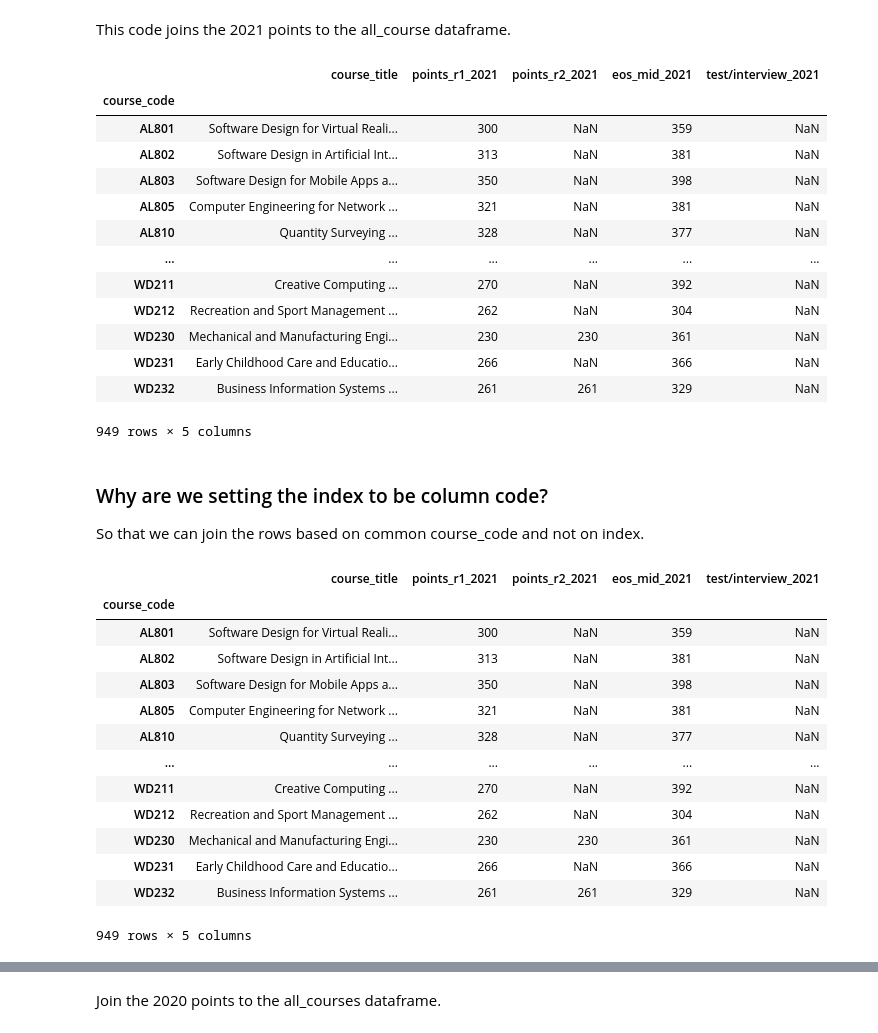
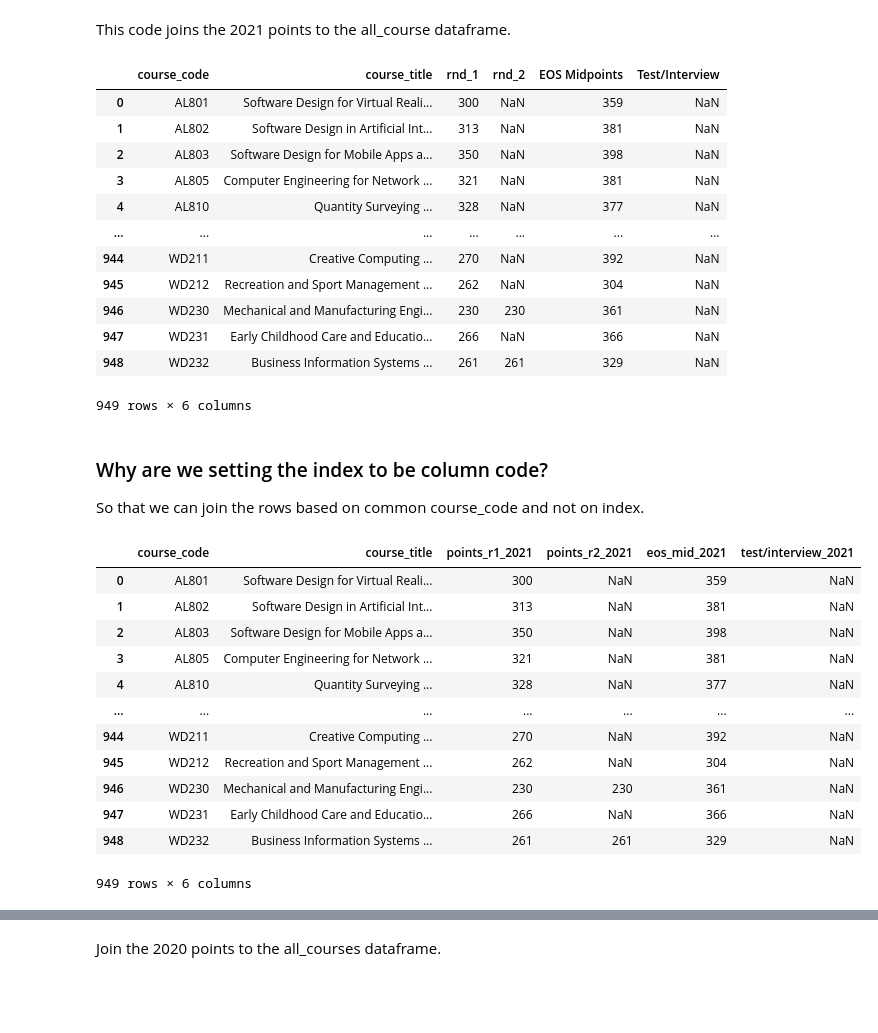
Before and after one commit to Izardo/Fundamentals_of_Data_Analysis, a Jupyter notebook: cao.ipynb, the cells around one changed output, grey strips where cells are left out. Saved outputs shown, nothing was run; the diff lists cells and outputs as text; code cells hidden in the pictures; blank space fills up the shorter version.

Commit message:
Fixed code for dataframe joins after add columns

```diff
--- a/cao.ipynb
+++ b/cao.ipynb
@@ -500,4 +500,7 @@ df_2019['INSTITUTION and COURSE'] = df_2019['INSTITUTION and COURSE'].str.strip(
 # %% [markdown]
 ## Concatenate & Join Data Sets
 ***
+# %%
+# Reset index.
+df_2021 = df_2021.reset_index()
 # %%
@@ -677,42 +675,40 @@ This code joins the 2021 points to the all_course dataframe.
 # %%
 df_2021
 # %% [output]
-|  | course_title | points_r1_2021 | points_r2_2021 | eos_mid_2021 | test/interview_2021 |
-| course_code |  |  |  |  |  |
-| AL801 | Software Design for Virtual Reali... | 300 | NaN | 359 | NaN |
-| AL802 | Software Design in Artificial Int... | 313 | NaN | 381 | NaN |
-| AL803 | Software Design for Mobile Apps a... | 350 | NaN | 398 | NaN |
-| AL805 | Computer Engineering for Network ... | 321 | NaN | 381 | NaN |
-| AL810 | Quantity Surveying ... | 328 | NaN | 377 | NaN |
-| ... | ... | ... | ... | ... | ... |
-| WD211 | Creative Computing ... | 270 | NaN | 392 | NaN |
-| WD212 | Recreation and Sport Management ... | 262 | NaN | 304 | NaN |
-| WD230 | Mechanical and Manufacturing Engi... | 230 | 230 | 361 | NaN |
-| WD231 | Early Childhood Care and Educatio... | 266 | NaN | 366 | NaN |
-| WD232 | Business Information Systems ... | 261 | 261 | 329 | NaN |
+|  | course_code | course_title | rnd_1 | rnd_2 | EOS Midpoints | Test/Interview |
+| 0 | AL801 | Software Design for Virtual Reali... | 300 | NaN | 359 | NaN |
+| 1 | AL802 | Software Design in Artificial Int... | 313 | NaN | 381 | NaN |
+| 2 | AL803 | Software Design for Mobile Apps a... | 350 | NaN | 398 | NaN |
+| 3 | AL805 | Computer Engineering for Network ... | 321 | NaN | 381 | NaN |
+| 4 | AL810 | Quantity Surveying ... | 328 | NaN | 377 | NaN |
+| ... | ... | ... | ... | ... | ... | ... |
+| 944 | WD211 | Creative Computing ... | 270 | NaN | 392 | NaN |
+| 945 | WD212 | Recreation and Sport Management ... | 262 | NaN | 304 | NaN |
+| 946 | WD230 | Mechanical and Manufacturing Engi... | 230 | 230 | 361 | NaN |
+| 947 | WD231 | Early Childhood Care and Educatio... | 266 | NaN | 366 | NaN |
+| 948 | WD232 | Business Information Systems ... | 261 | 261 | 329 | NaN |
-949 rows × 5 columns
+949 rows × 6 columns
 # %% [markdown]
 ### Why are we setting the index to be column code?
 
 So that we can join the rows based on common course_code and not on index.
 # %%
 # Change df_2021 column names to include the year.
-df_2021.columns = ['course_title', 'points_r1_2021', 'points_r2_2021', 'eos_mid_2021', 'test/interview_2021']
+df_2021.columns = ['course_code', 'course_title', 'points_r1_2021', 'points_r2_2021', 'eos_mid_2021', 'test/interview_2021']
 
 # Check dataframe.
 df_2021
 # %% [output]
-|  | course_title | points_r1_2021 | points_r2_2021 | eos_mid_2021 | test/interview_2021 |
-| course_code |  |  |  |  |  |
-| AL801 | Software Design for Virtual Reali... | 300 | NaN | 359 | NaN |
-| AL802 | Software Design in Artificial Int... | 313 | NaN | 381 | NaN |
-| AL803 | Software Design for Mobile Apps a... | 350 | NaN | 398 | NaN |
-| AL805 | Computer Engineering for Network ... | 321 | NaN | 381 | NaN |
-| AL810 | Quantity Surveying ... | 328 | NaN | 377 | NaN |
-| ... | ... | ... | ... | ... | ... |
-| WD211 | Creative Computing ... | 270 | NaN | 392 | NaN |
-| WD212 | Recreation and Sport Management ... | 262 | NaN | 304 | NaN |
-| WD230 | Mechanical and Manufacturing Engi... | 230 | 230 | 361 | NaN |
-| WD231 | Early Childhood Care and Educatio... | 266 | NaN | 366 | NaN |
-| WD232 | Business Information Systems ... | 261 | 261 | 329 | NaN |
+|  | course_code | course_title | points_r1_2021 | points_r2_2021 | eos_mid_2021 | test/interview_2021 |
+| 0 | AL801 | Software Design for Virtual Reali... | 300 | NaN | 359 | NaN |
+| 1 | AL802 | Software Design in Artificial Int... | 313 | NaN | 381 | NaN |
+| 2 | AL803 | Software Design for Mobile Apps a... | 350 | NaN | 398 | NaN |
+| 3 | AL805 | Computer Engineering for Network ... | 321 | NaN | 381 | NaN |
+| 4 | AL810 | Quantity Surveying ... | 328 | NaN | 377 | NaN |
+| ... | ... | ... | ... | ... | ... | ... |
+| 944 | WD211 | Creative Computing ... | 270 | NaN | 392 | NaN |
+| 945 | WD212 | Recreation and Sport Management ... | 262 | NaN | 304 | NaN |
+| 946 | WD230 | Mechanical and Manufacturing Engi... | 230 | 230 | 361 | NaN |
+| 947 | WD231 | Early Childhood Care and Educatio... | 266 | NaN | 366 | NaN |
+| 948 | WD232 | Business Information Systems ... | 261 | 261 | 329 | NaN |
-949 rows × 5 columns
+949 rows × 6 columns
```
Also changed, not shown: parts of 19 cells of this notebook, 14 other files.
